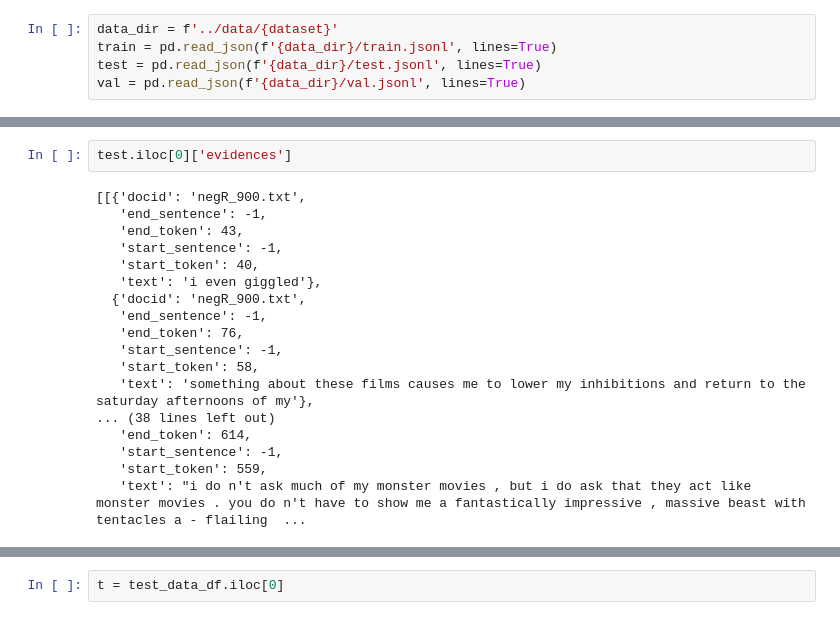
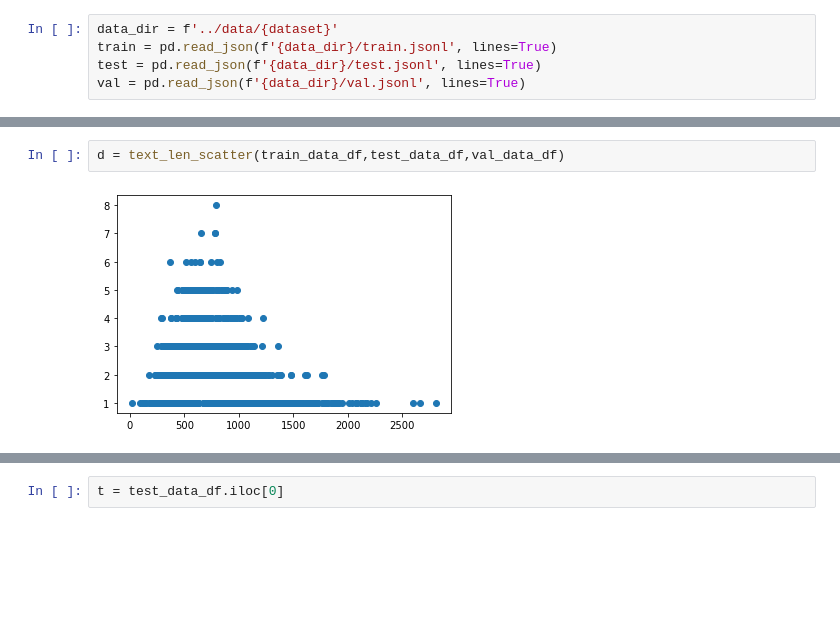
Before and after one commit to shaggyday/evaluating-human-rationales, a Jupyter notebook: csv/movies_generate_csv.ipynb, the cells around one changed output, grey strips where cells are left out. Cells and saved outputs as stored; diff of their text form; blank space fills up the shorter version.

```diff
--- a/csv/movies_generate_csv.ipynb
+++ b/csv/movies_generate_csv.ipynb
@@ -70,20 +62,4 @@ Name: 0, dtype: object
-# %%
-test.iloc[0]['evidences']
-# %% [output]
-[[{'docid': 'negR_900.txt',
-   'end_sentence': -1,
-   'end_token': 43,
-   'start_sentence': -1,
-   'start_token': 40,
-   'text': 'i even giggled'},
-  {'docid': 'negR_900.txt',
-   'end_sentence': -1,
-   'end_token': 76,
-   'start_sentence': -1,
-   'start_token': 58,
-   'text': 'something about these films causes me to lower my inhibitions and return to the saturday afternoons of my'},
-... (38 lines left out)
-   'end_token': 614,
-   'start_sentence': -1,
-   'start_token': 559,
-   'text': "i do n't ask much of my monster movies , but i do ask that they act like monster movies . you do n't have to show me a fantastically impressive , massive beast with tentacles a - flailing  ...
+# %%
+d = text_len_scatter(train_data_df,test_data_df,val_data_df)
+# %% [output]
+[figure, added]
```
Also changed, not shown: parts of 4 cells of this notebook, 8 other files.
